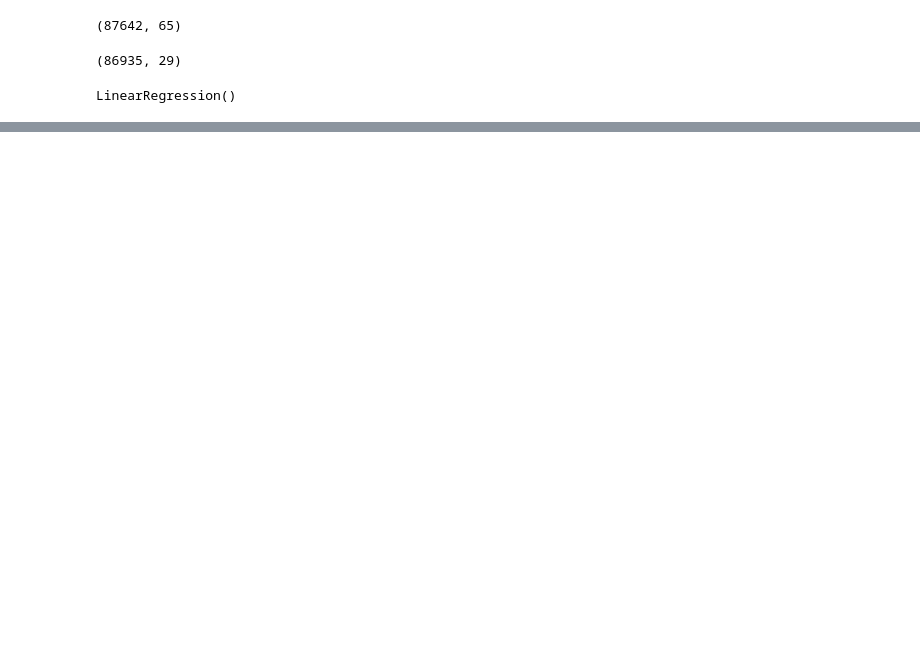
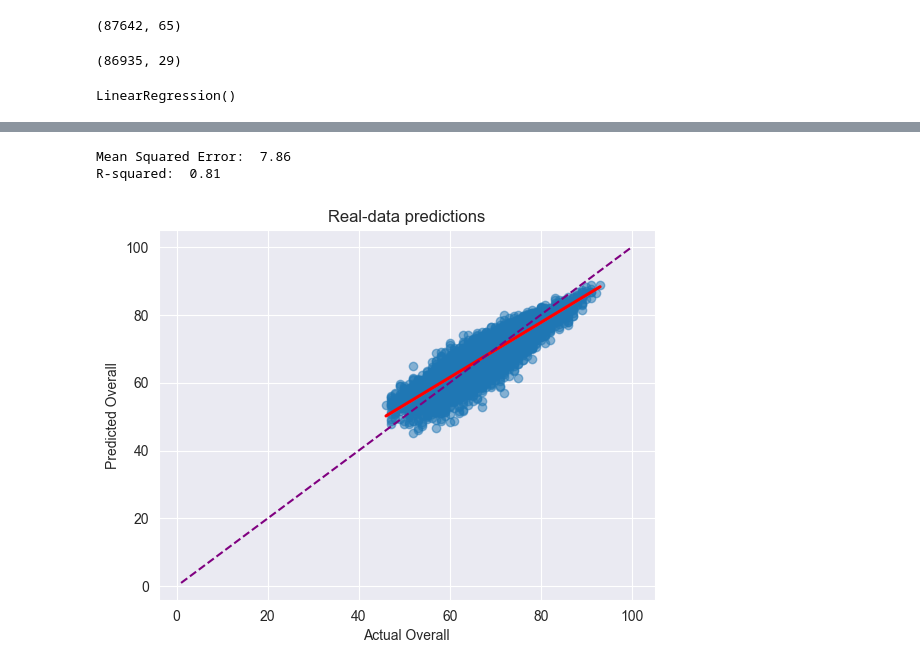
Before and after one commit to zurfil/DataSciencePortfolio, a Jupyter notebook: FIFA/regression.ipynb, the cells around one changed output, grey strips where cells are left out. Drawn from its saved outputs; the diff is of its cells as text; code cells hidden in the pictures; blank space fills up the shorter version.

```diff
--- a/FIFA/regression.ipynb
+++ b/FIFA/regression.ipynb
@@ -93,0 +156,19 @@ R-squared:  0.81
+# %%
+y_pred = best_reg.predict(X_pred)
+
+mse = mean_squared_error(labels, y_pred)
+r2 = r2_score(labels, y_pred)
+
+print(f"Mean Squared Error: {mse: .2f}")
+print(f"R-squared: {r2: .2f}")
+
+sns.regplot(x=labels, y=y_pred, scatter_kws={"alpha":0.5}, line_kws={"color": 'red'})
+plt.plot(np.linspace(1, 100, 100), np.linspace(1, 100, 100), color="purple", linestyle="dashed")
+plt.xlabel("Actual Overall")
+plt.ylabel("Predicted Overall")
+plt.title("Real-data predictions")
+plt.show();
+# %% [output]
+Mean Squared Error:  7.86
+R-squared:  0.81
+[figure, added]
```
Also changed, not shown: parts of 5 cells of this notebook.
